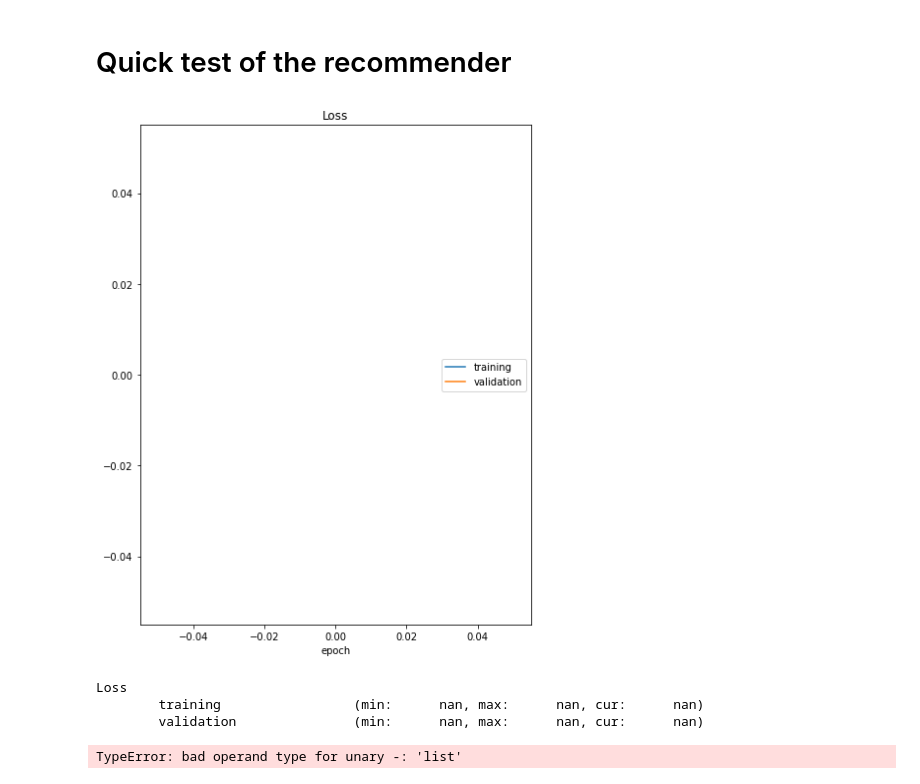
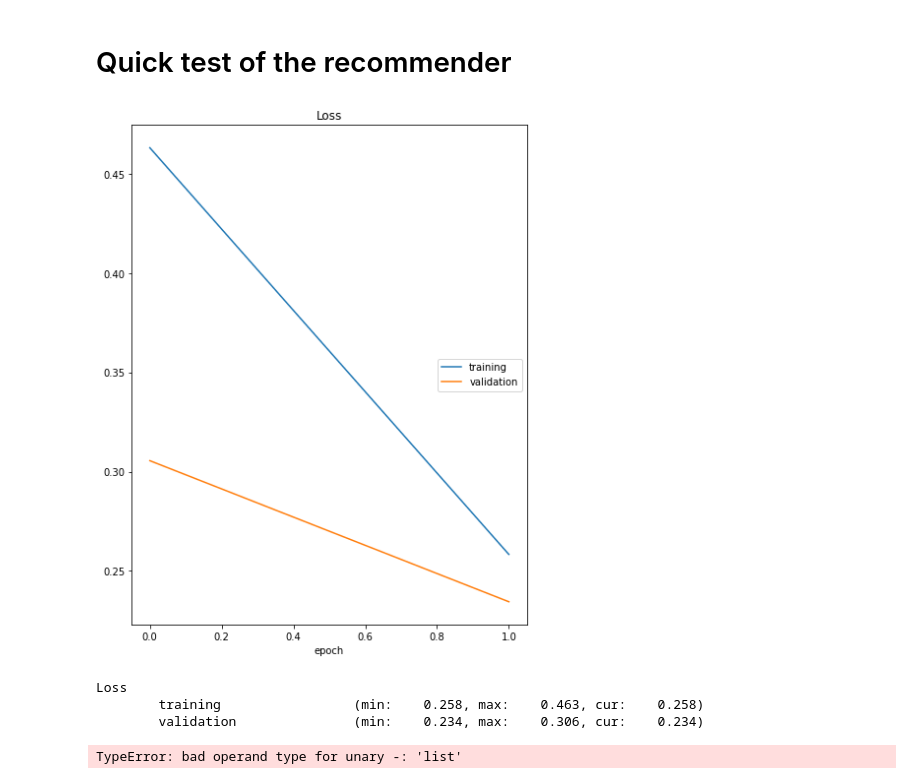
Before and after one commit to Ufnow/Recommend-classes-Project-2, a Jupyter notebook: project_2_recommender_and_evaluation.ipynb, the cells around one changed output. Saved outputs shown, nothing was run; the diff lists cells and outputs as text; code cells hidden in the pictures.

```diff
--- a/project_2_recommender_and_evaluation.ipynb
+++ b/project_2_recommender_and_evaluation.ipynb
@@ -201,9 +198,9 @@ class Net(nn.Module):
         self.seed = torch.manual_seed(seed)
         self.item_embedding = nn.Embedding(n_items, embedding_dim)
         self.user_embedding = nn.Embedding(n_users, embedding_dim)
-        self.fc1 = nn.Linear(2 * embedding_dim, 128, bias=False)
-        self.fc2 = nn.Linear(128, 64, bias=False)
-        self.fc3 = nn.Linear(64, 1, bias=False)
+        self.fc1 = nn.Linear(2 * embedding_dim, 64, bias=False)
+        self.fc2 = nn.Linear(64, 32, bias=False)
+        self.fc3 = nn.Linear(32, 1, bias=False)
 
     def forward(self, x):
         user = x[:, 0]
@@ -362,6 +359,10 @@ class NNRecommender(Recommender):
 
         self.r = r
 
+        # Indicate positive interactions
+
+        interactions_df.loc[:, 'interacted'] = 1
+
         # Generate negative interactions
         negative_interactions = []
 
@@ -426,6 +427,7 @@ class NNRecommender(Recommender):
 #             print(validation_ids)
 
 
+
 # Train the model
 
         for epoch in range(self.n_epochs):
@@ -464,7 +466,7 @@ class NNRecommender(Recommender):
 
                 training_total_loss += loss.item()
 
-                if self.print_type is not None and self.print_type == 'text':
+                if self.print_type is not None and self.print_type == 'livee':
                     print("\rEpoch: {}\tBatch: {}\tLast epoch - avg training loss: {:.2f} avg validation loss: {:.2f} loss: {}".format(
                         epoch, batch_idx, last_training_total_loss, last_validation_total_loss, loss), end="")
 
@@ -479,7 +481,6 @@ class NNRecommender(Recommender):
             batch_input = torch.from_numpy(batch.loc[:, ['user_id', 'item_id']].values).long().to(self.device)
             y_target = torch.from_numpy(batch.loc[:, ['interacted']].values).float().to(self.device)
 
-
             # Create responses
 
             y = self.nn_model(batch_input).clip(0.000001, 0.999999)
@@ -491,7 +492,6 @@ class NNRecommender(Recommender):
 
             # Save and print epoch losses
 
-
             training_last_avg_loss = training_total_loss / len(training_ids)
             validation_last_avg_loss = validation_total_loss / len(validation_ids)
 
@@ -500,9 +500,7 @@ class NNRecommender(Recommender):
                 logs['loss'] = training_last_avg_loss
                 logs['val_loss'] = validation_last_avg_loss
                 liveloss.update(logs)
-                liveloss.send()        # Train the model using an optimizer
-
-        # <<<Write your code here>>>
+                liveloss.send()
 
     def recommend(self, users_df, items_df, n_recommendations=1):
         """
@@ -563,13 +561,13 @@ items_df = interactions_df.loc[:, ['item_id'] + base_item_features].drop_duplica
 # %%
 # Fit method
 nn_recommender = NNRecommender(print_type='live', n_neg_per_pos=26, batch_size=3,
                                  embedding_dim=1, lr=0.00001, weight_decay=0.001, n_epochs=20, seed=6789, train="train")
-nn_recommender.fit(interactions_df.head(100), users_df, items_df)
+nn_recommender.fit(interactions_df.head(1000), users_df, items_df)
 # %% [output]
-[figure, old version]
+[figure, new version]
 Loss
-        training                 (min:      nan, max:      nan, cur:      nan)
-        validation               (min:      nan, max:      nan, cur:      nan)
+        training                 (min:    0.258, max:    0.463, cur:    0.258)
+        validation               (min:    0.234, max:    0.306, cur:    0.234)
 # %%
 # Recommender method
 
```
Also changed, not shown: parts of 1 cell of this notebook.
